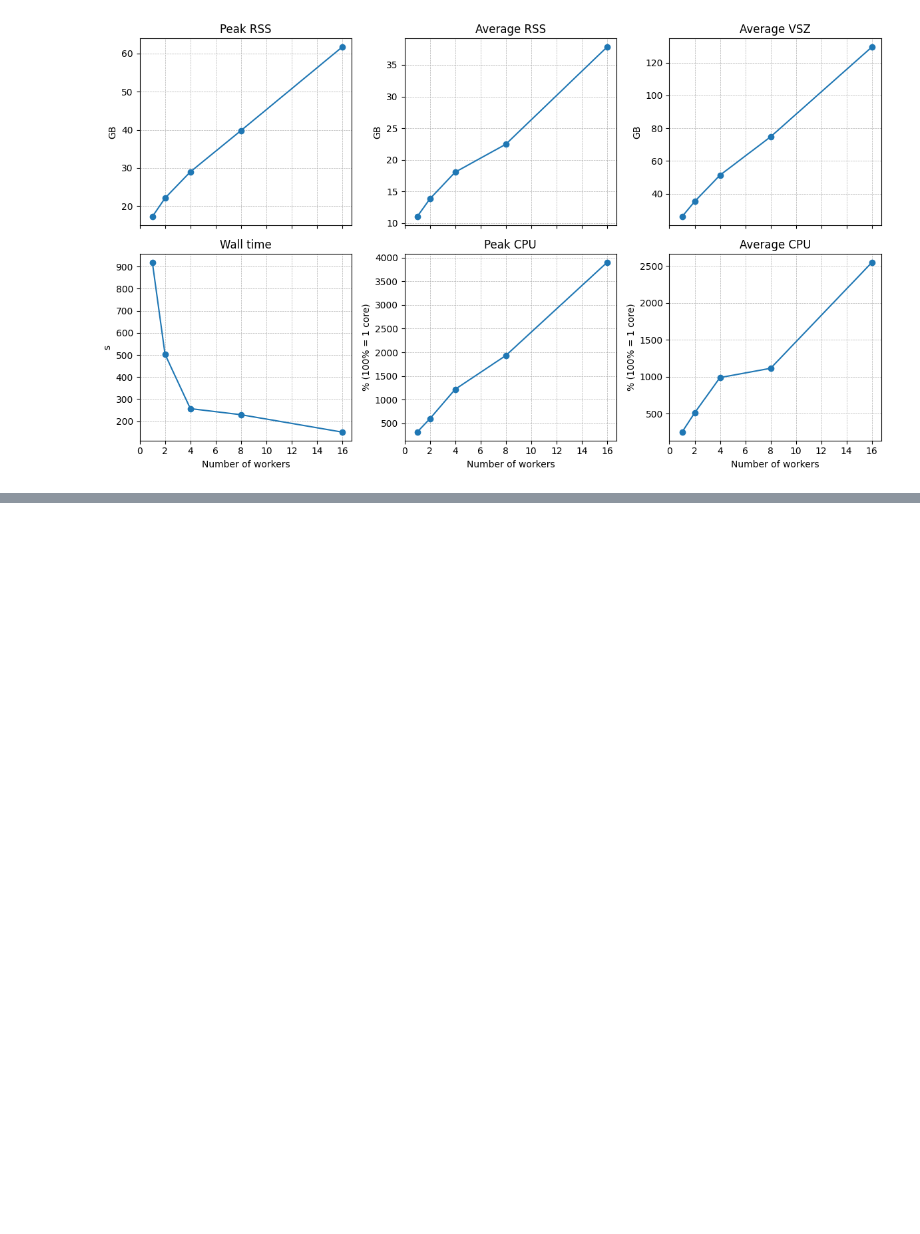
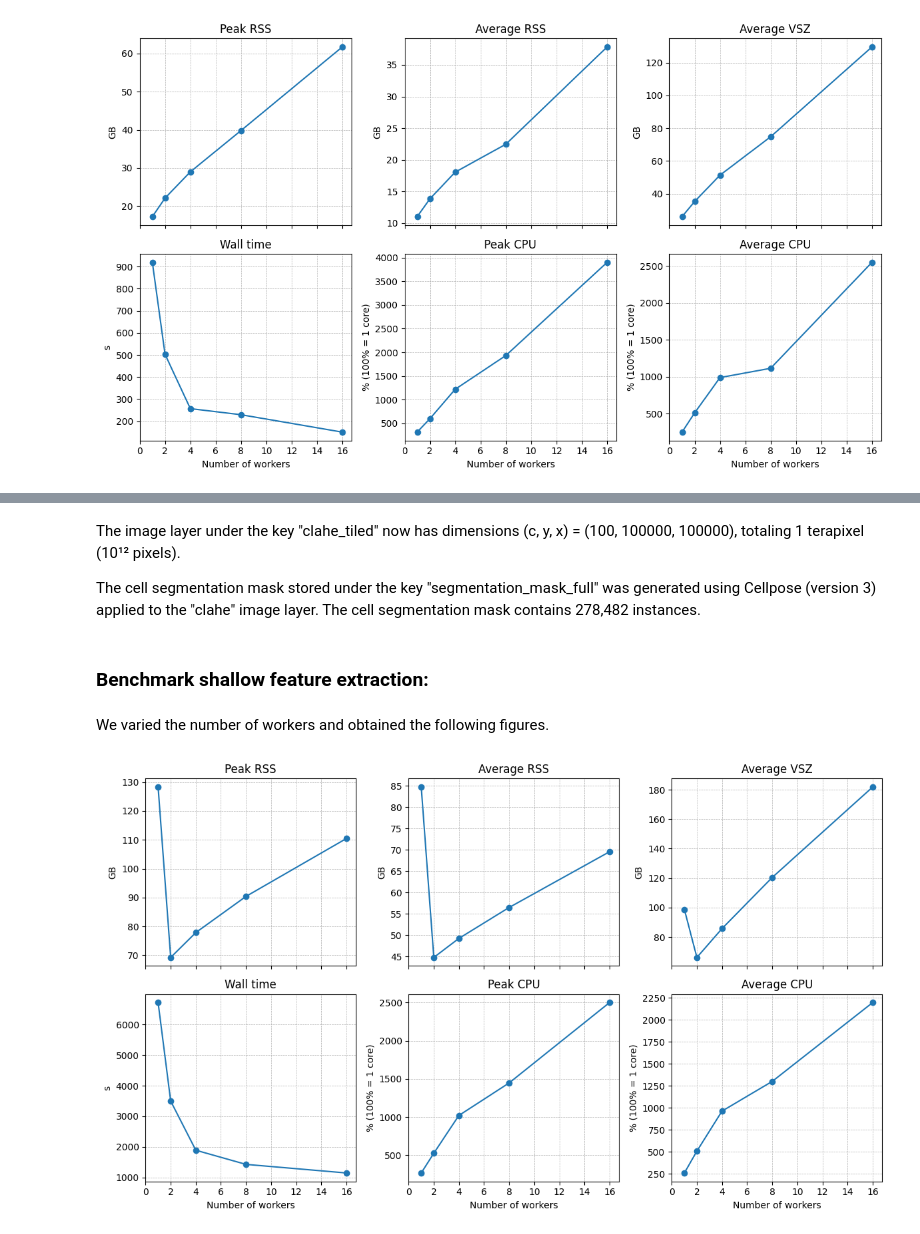
Before and after one commit to saeyslab/harpy, a Jupyter notebook: docs/tutorials/general/benchmark.ipynb, the cells around one changed output, grey strips where cells are left out. Saved outputs shown, nothing was run; the diff lists cells and outputs as text; code cells hidden in the pictures; blank space fills up the shorter version.

Commit message:
benchmark

```diff
--- a/docs/tutorials/general/benchmark.ipynb
+++ b/docs/tutorials/general/benchmark.ipynb
@@ -114,0 +152,6 @@ display(Image(filename="../figures/extract_instances.png"))
+# %% [markdown]
+The image layer under the key "clahe_tiled" now has dimensions (c, y, x) = (100, 100000, 100000), totaling 1 terapixel (10¹² pixels).
+
+The cell segmentation mask stored under the key "segmentation_mask_full" was generated using Cellpose (version 3) applied to the "clahe" image layer. The cell segmentation mask contains 278,482 instances.
+# %% [markdown]
+### Benchmark shallow feature extraction:
@@ -114,0 +181,8 @@ display(Image(filename="../figures/extract_instances.png"))
+# %% [markdown]
+We varied the number of workers and obtained the following figures.
+# %%
+from IPython.display import Image, display
+
+display(Image(filename="../figures/output_aggregate_mean_merscope.png"))
+# %% [output]
+[figure, added]
```
Also changed, not shown: parts of 17 cells of this notebook.
